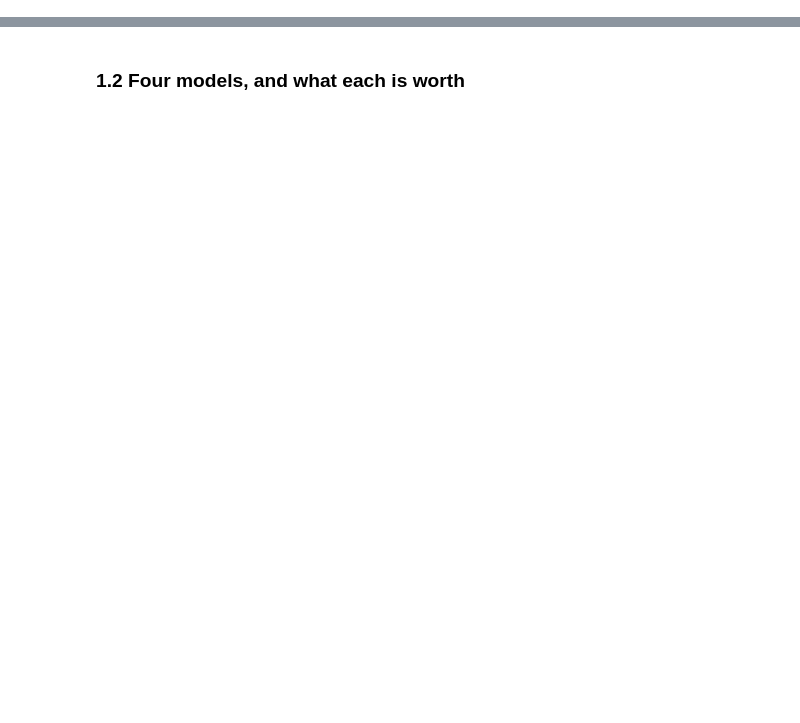
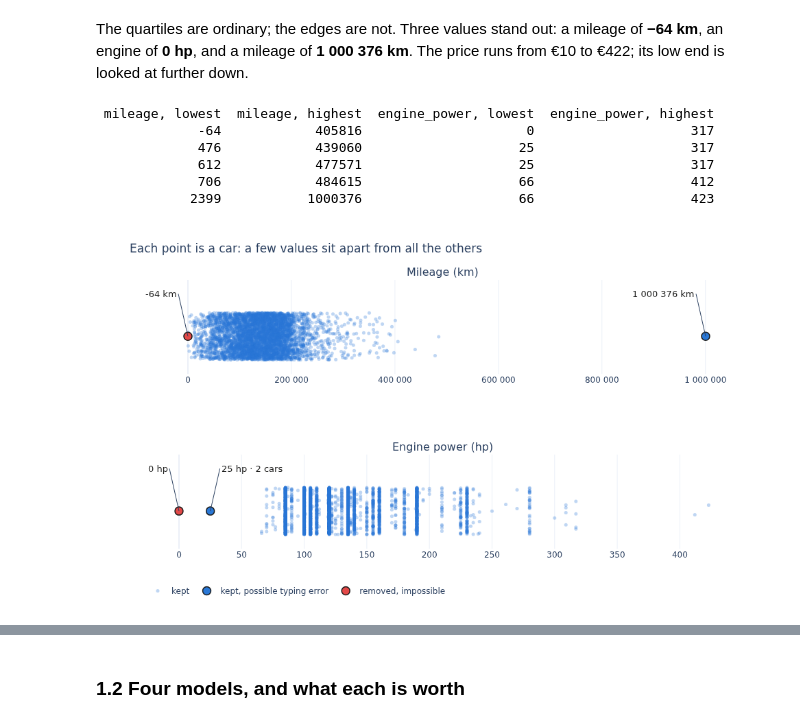
Before and after one commit to paezxavi/jedha_get_around_project, a Jupyter notebook: getaround_analysis.ipynb, the cells around one changed output, grey strips where cells are left out. Saved outputs shown, nothing was run; the diff lists cells and outputs as text; code cells hidden in the pictures; blank space fills up the shorter version.

```diff
--- a/getaround_analysis.ipynb
+++ b/getaround_analysis.ipynb
@@ -94,0 +113,67 @@ price below 25 EUR/day    : 18 cars -> [np.int64(10), np.int64(14), np.int64(20)
+# %% [markdown]
+The quartiles are ordinary; the edges are not. Three values stand out: a mileage of **−64 km**, an
+engine of **0 hp**, and a mileage of **1 000 376 km**. The price runs from €10 to €422; its low end is looked at
+further down.
+# %%
+# The five lowest and the five highest values of each column: what sits at the edges.
+edges = pd.DataFrame({
+    f'{column}, {side}': (pricing[column].nsmallest(5) if side == 'lowest'
+                          else pricing[column].nlargest(5).iloc[::-1]).to_numpy()
+    for column in ['mileage', 'engine_power'] for side in ['lowest', 'highest']})
+print(edges.to_string(index=False))
+# %% [output]
+ mileage, lowest  mileage, highest  engine_power, lowest  engine_power, highest
+             -64            405816                     0                    317
+             476            439060                    25                    317
+             612            477571                    25                    317
+             706            484615                    66                    412
+            2399           1000376                    66                    423
+# %%
+from plotly.subplots import make_subplots
+
+# Impossible: a value no car can have. Doubtful: possible, but apart from every other car --
+# the highest mileage and the lowest engine power once the impossible rows are set aside.
+impossible = (pricing['mileage'] < 0) | (pricing['engine_power'] == 0)
+far_mileage = pricing['mileage'] == pricing['mileage'].max()
+low_power = pricing['engine_power'] == pricing.loc[~impossible, 'engine_power'].min()
+doubtful = far_mileage | low_power
+
+# One point per car. The vertical spread is random: it only keeps the points from piling up.
+rng = np.random.default_rng(RANDOM_STATE)
+fig = make_subplots(rows=2, cols=1, vertical_spacing=0.3,
+                    subplot_titles=['Mileage (km)', 'Engine power (hp)'])
+for row, (column, unit) in enumerate([('mileage', 'km'), ('engine_power', 'hp')], start=1):
+    values = pricing[column]
+    span = values.max() - values.min()
+    ordinary = ~(impossible | doubtful)
+    fig.add_trace(go.Scatter(
+        x=values[ordinary], y=rng.uniform(-1, 1, ordinary.sum()), mode='markers',
+        marker=dict(color=BLUE, size=5, opacity=0.3), name='kept',
+        showlegend=row == 1), row=row, col=1)
+    groups = [(doubtful, BLUE, 'kept, possible typing error'), (impossible, RED, 'removed, impossible')]
+    marked = sorted(set(values[impossible | doubtful]))
+    for mask, color, name in groups:
+        apart = values[mask].value_counts().sort_index()
+        # A marked value that is ordinary in this column (the -64 km car has a normal engine)
+        # is not singled out here.
+        apart = apart[[v == values.min() or v == values.max() or (mask & (values == v)).sum() > 1
+                       for v in apart.index]]
+        fig.add_trace(go.Scatter(
+            x=apart.index, y=[0] * len(apart), mode='markers', name=name, showlegend=row == 1,
+            marker=dict(color=color, size=12, line=dict(color='#1a1a19', width=1.5))),
+            row=row, col=1)
+        for value, cars in apart.items():
+            neighbours = [m for m in marked if m != value and abs(m - value) < 0.1 * span]
+            to_the_left = value > values.median() or (neighbours and value < min(neighbours))
+            label = f'{value:,} {unit}'.replace(',', ' ') + (f' · {cars} cars' if cars > 1 else '')
+            fig.add_annotation(x=value, y=0, text=label, showarrow=True, arrowhead=0, arrowwidth=1,
+                               ax=-14 if to_the_left else 14, ay=-62,
+                               xanchor='right' if to_the_left else 'left',
+                               font=dict(size=13, color='#1a1a19'), row=row, col=1)
+    fig.update_yaxes(visible=False, range=[-1.6, 2.4], row=row, col=1)
+    fig.update_xaxes(tickformat=',d', row=row, col=1)
+fig.update_layout(title='Each point is a car: a few values sit apart from all the others',
+                  separators='. ', legend=dict(orientation='h', y=-0.12, x=0))
+show(fig, '1_values_apart', height=560)
+# %% [output]
+[figure, added]
```
Also changed, not shown: parts of 20 cells of this notebook, 8 other files.
